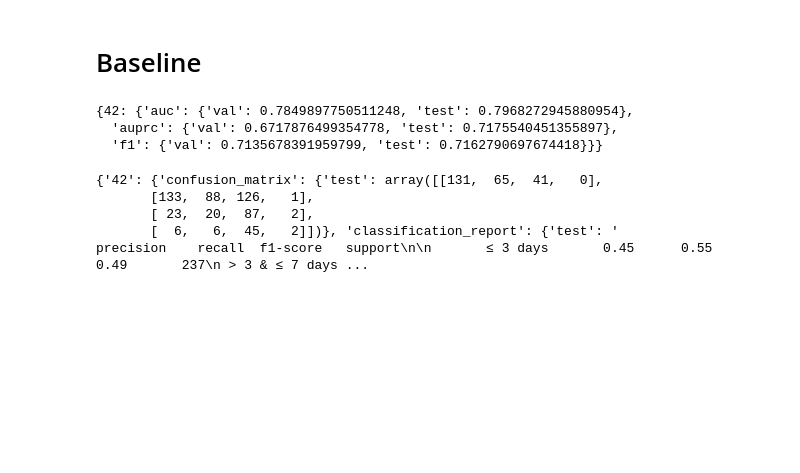
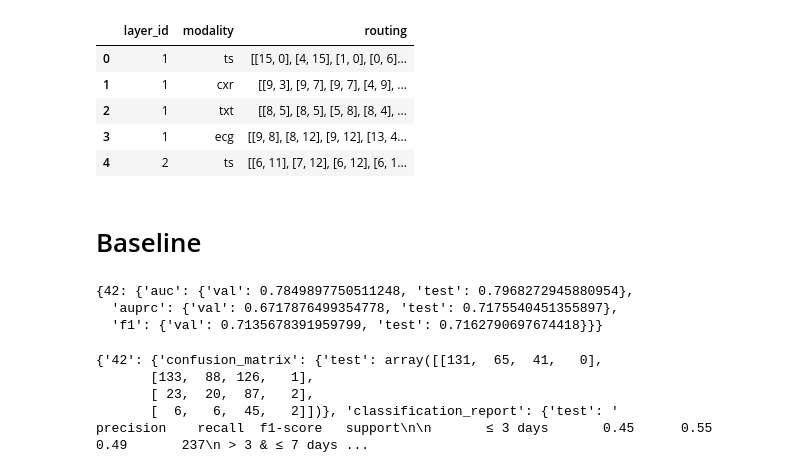
Before and after one commit to JuneHou/Multimodal-Transformer, a Jupyter notebook: Analysis/pid_results_analysis.ipynb, the cells around one changed output. Drawn from its saved outputs; the diff is of its cells as text; code cells hidden in the pictures; blank space fills up the shorter version.

```diff
--- a/Analysis/pid_results_analysis.ipynb
+++ b/Analysis/pid_results_analysis.ipynb
@@ -32,6 +32,18 @@ def aggregate_results(output_dir, tasks, PIDs):
         aggregate_results['f1'] /= aggregate_results['total_samples']
 
     return aggregate_results
+# %%
+import pandas as pd
+df = pd.read_json('/data/wang/junh/githubs/Multimodal-Transformer/moe_routing_20250201_201642.json', lines=True)
+# %%
+df.head()
+# %% [output]
+|  | layer_id | modality | routing |
+| 0 | 1 | ts | [[15, 0], [4, 15], [1, 0], [0, 6]... |
+| 1 | 1 | cxr | [[9, 3], [9, 7], [9, 7], [4, 9], ... |
+| 2 | 1 | txt | [[8, 5], [8, 5], [5, 8], [8, 4], ... |
+| 3 | 1 | ecg | [[9, 8], [8, 12], [9, 12], [13, 4... |
+| 4 | 2 | ts | [[6, 11], [7, 12], [6, 12], [6, 1... |
 # %% [markdown]
 # Baseline
 # %%
```
Also changed, not shown: parts of 8 cells of this notebook, 8 other files.
